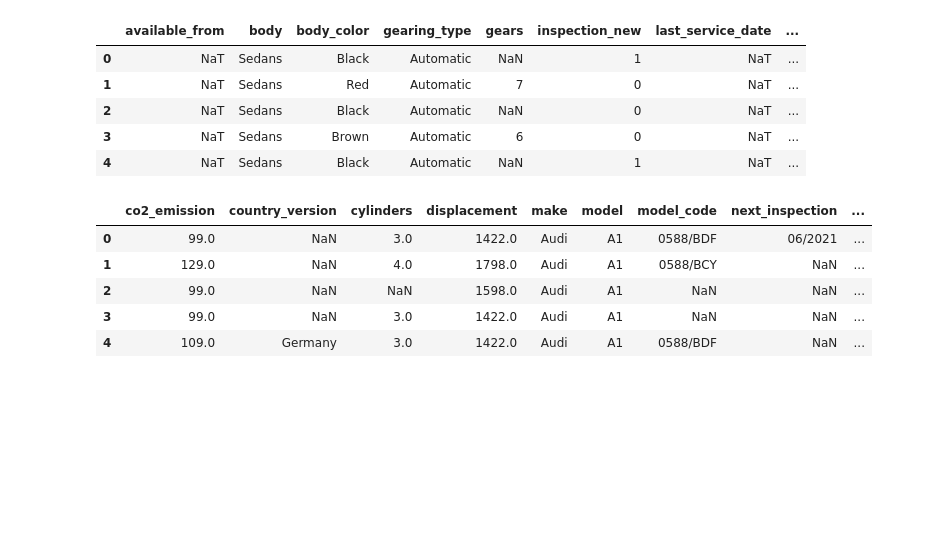
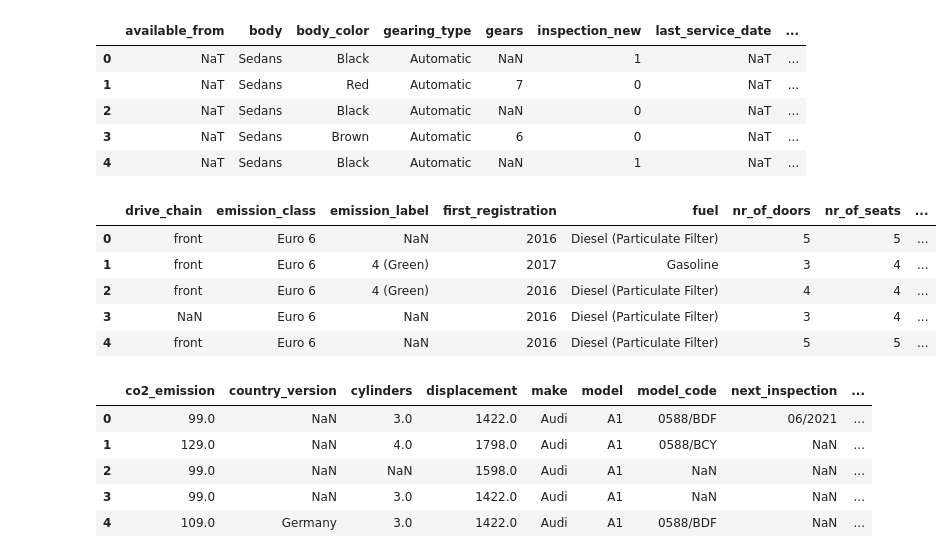
Before and after one commit to kaymal/price-prediction, a Jupyter notebook: vblacklion/02_join_3_dfs_scout.ipynb, the cells around one changed output. Drawn from its saved outputs; the diff is of its cells as text; code cells hidden in the pictures; blank space fills up the shorter version.

```diff
--- a/vblacklion/02_join_3_dfs_scout.ipynb
+++ b/vblacklion/02_join_3_dfs_scout.ipynb
@@ -281,10 +281,12 @@ def clean_v(data):
     df_v.columns = [x.casefold().strip().replace(" ","_").replace("_&_","_").replace(".","").replace("-", "_") for x in df_v.columns]
 
     # Create dummies using the items in the list of 'safety&security' column
-    df_v = df_v.join(df_v['comfort_convenience'].str.join('|').str.get_dummies().add_prefix('cc_'))
+    co_co = df_v[['comfort_convenience']].dropna()
+    df_v = df_v.join(co_co['comfort_convenience'].str.join('|').str.get_dummies().add_prefix('cc_'))
 
     # Create dummies using the items in the list of 'safety&security' column
-    df_v = df_v.join(df_v['extras'].str.join('|').str.get_dummies().add_prefix('ext_'))
+    ext = df_v[['extras']].dropna()
+    df_v = df_v.join(ext['extras'].str.join('|').str.get_dummies().add_prefix('ext_'))
 
     #cleaning and reassigning "drive_chain" column
     chain = df_v.drive_chain
@@ -292,8 +294,9 @@ def clean_v(data):
     df_v.drive_chain = pd.DataFrame(chain_str)
 
     #cleaning and reassigning "electricity_consumption" column
-    electricity = [item[0].strip() if type(item) == list else item for item in df_v.electricity_consumption]
+    electricity = [item[0].strip()[0] if type(item) == list else item for item in df_v.electricity_consumption]
     df_v.electricity_consumption = pd.DataFrame(electricity)
+
     #cleaning and reassigning "emission_class" column 1/3
     emis = df_v['emission_class']
     #cleaning and reassigning "emission_class" column 2/3
@@ -308,6 +311,7 @@ def clean_v(data):
             emis_list.append(np.nan)
     #cleaning and reassigning "emission_class" column 3/3
     df_v.emission_class = pd.DataFrame(emis_list)
+
     #cleaning and reassigning "emission_label" column 1/3
     emlabel = df_v.emission_label
     #cleaning and reassigning "emission_label" column 2/3
@@ -431,6 +435,15 @@ df_m.head()
 # %%
 # Clean v_cols return the new cleaned DataFrame to df_v
 df_v=clean_v(autos[v_cols])
+# %%
+df_v.head()
+# %% [output]
+|  | drive_chain | emission_class | emission_label | first_registration | fuel | nr_of_doors | nr_of_seats | ... |
+| 0 | front | Euro 6 | NaN | 2016 | Diesel (Particulate Filter) | 5 | 5 | ... |
+| 1 | front | Euro 6 | 4 (Green) | 2017 | Gasoline | 3 | 4 | ... |
+| 2 | front | Euro 6 | 4 (Green) | 2016 | Diesel (Particulate Filter) | 4 | 4 | ... |
+| 3 | NaN | Euro 6 | NaN | 2016 | Diesel (Particulate Filter) | 3 | 4 | ... |
+| 4 | front | Euro 6 | NaN | 2016 | Diesel (Particulate Filter) | 5 | 5 | ... |
 # %%
 # Join (left join) all DataFrames
 df_2 = df_t.join(df_m)
```
Also changed, not shown: parts of 1 cell of this notebook.
